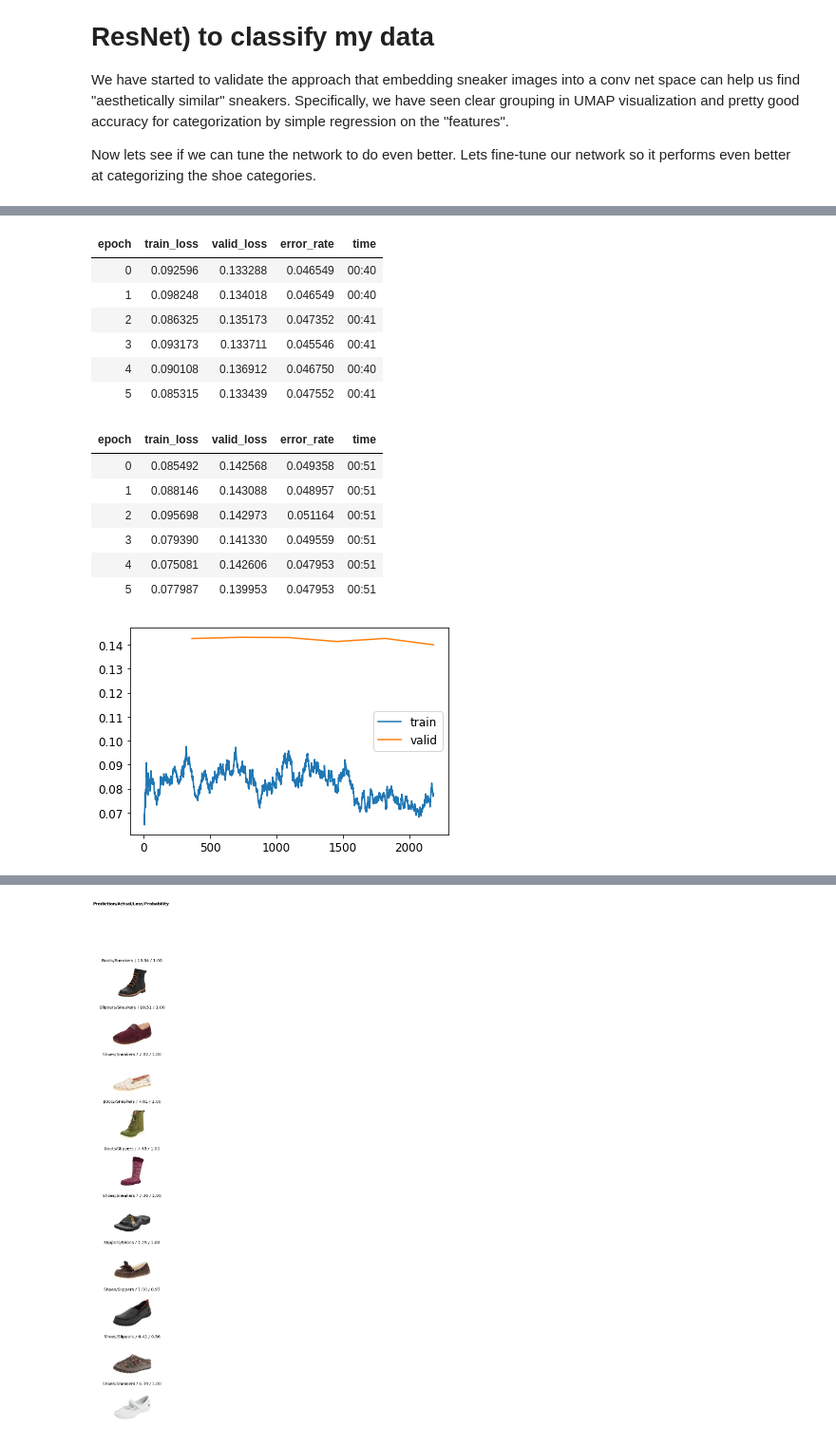
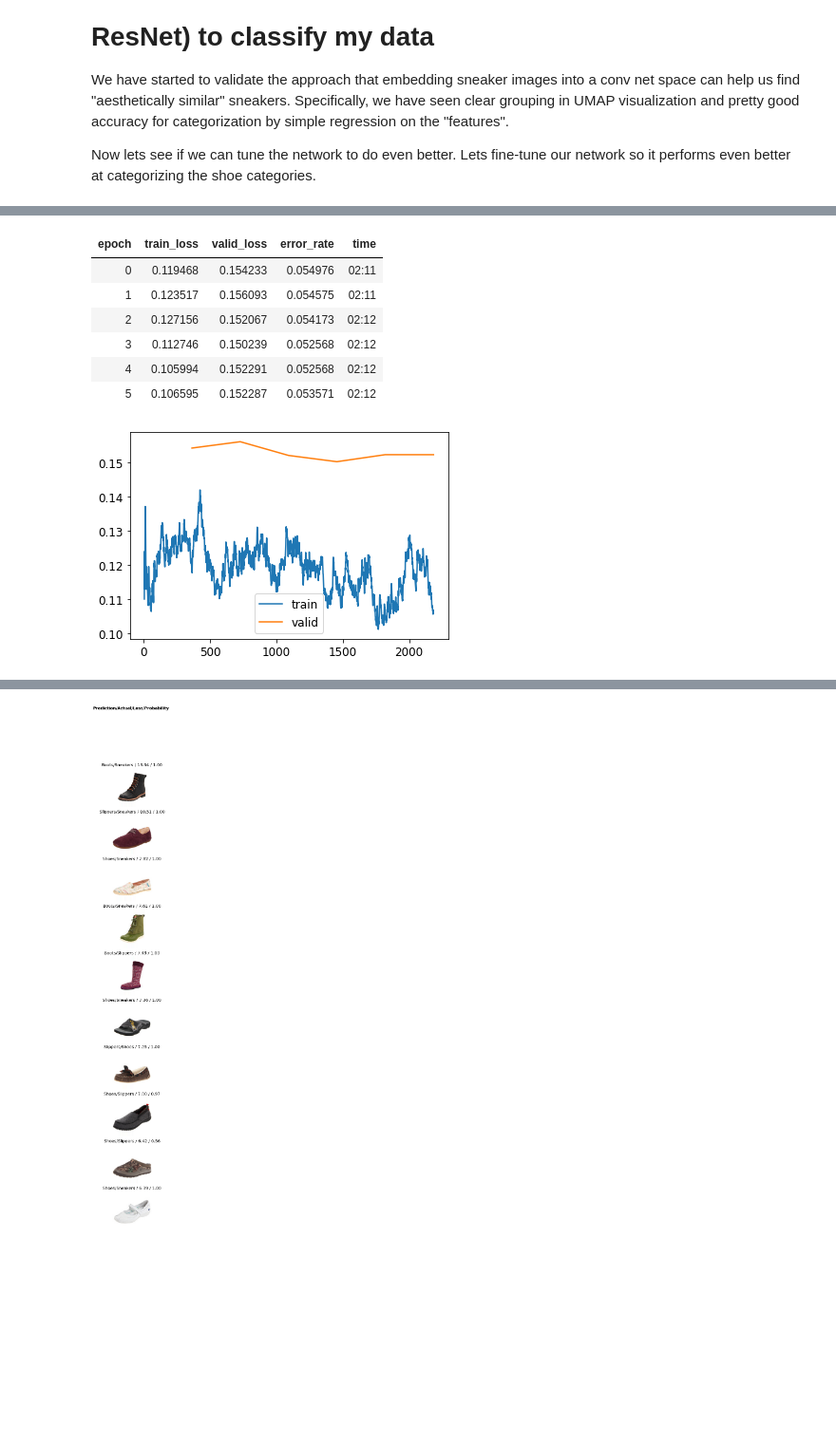
Before and after one commit to ergonyc/snkr-finder, a Jupyter notebook: 03_model.ipynb, the cells around one changed output, grey strips where cells are left out. Shown at 95% size. Saved outputs shown, nothing was run; the diff lists cells and outputs as text; code cells hidden in the pictures; blank space fills up the shorter version.

```diff
--- a/03_model.ipynb
+++ b/03_model.ipynb
@@ -210,4 +279,0 @@ lr_min,lr_steep
-# %%
-lr_min, lr_steep = learn_m.lr_find()
-
-lr_min,lr_steep
@@ -238,0 +306,9 @@ learn_m.fine_tune(2, base_lr=base_lr)
+# %%
+del learn
+learn = cnn_learner(dls,
+                    torchvision.models.resnet50,
+                    #splitter=mobilenet_split,cut=-1,
+                    pretrained=True,metrics=error_rate)
+# 10 epochs of fitting the classifier at the "optimal" lr
+n_epoch = 10
+learn.fit_one_cycle(n_epoch, head_lr)
@@ -312,29 +352,22 @@ SuggestedLRs(lr_min=1.0964781722577755e-07, lr_steep=7.585775847473997e-07)
 
 
 # set a discriminatev learning rate
-lr_max=slice(1e-7,1e-4)
+lr_max=slice(1e-7,1e-5)
 learn.fit_one_cycle(6, lr_max=lr_max)
 # %% [output]
 | epoch | train_loss | valid_loss | error_rate | time |
-| 0 | 0.092596 | 0.133288 | 0.046549 | 00:40 |
-| 1 | 0.098248 | 0.134018 | 0.046549 | 00:40 |
-| 2 | 0.086325 | 0.135173 | 0.047352 | 00:41 |
-| 3 | 0.093173 | 0.133711 | 0.045546 | 00:41 |
-| 4 | 0.090108 | 0.136912 | 0.046750 | 00:40 |
-| 5 | 0.085315 | 0.133439 | 0.047552 | 00:41 |
+| 0 | 0.119468 | 0.154233 | 0.054976 | 02:11 |
+| 1 | 0.123517 | 0.156093 | 0.054575 | 02:11 |
+| 2 | 0.127156 | 0.152067 | 0.054173 | 02:12 |
+| 3 | 0.112746 | 0.150239 | 0.052568 | 02:12 |
+| 4 | 0.105994 | 0.152291 | 0.052568 | 02:12 |
+| 5 | 0.106595 | 0.152287 | 0.053571 | 02:12 |
 # %%
-learn.fit_one_cycle(6, lr_max=1e-5)
+#learn.fit_one_cycle(6, lr_max=1e-5)
 
 learn.recorder.plot_loss()
 # %% [output]
-| epoch | train_loss | valid_loss | error_rate | time |
-| 0 | 0.085492 | 0.142568 | 0.049358 | 00:51 |
-| 1 | 0.088146 | 0.143088 | 0.048957 | 00:51 |
-| 2 | 0.095698 | 0.142973 | 0.051164 | 00:51 |
-| 3 | 0.079390 | 0.141330 | 0.049559 | 00:51 |
-| 4 | 0.075081 | 0.142606 | 0.047953 | 00:51 |
-| 5 | 0.077987 | 0.139953 | 0.047953 | 00:51 |
-[figure, old version]
+[figure, new version]
 # %%
 interp = ClassificationInterpretation.from_learner(learn)
 interp.plot_confusion_matrix(normalize=True)
```
Also changed, not shown: parts of 24 cells of this notebook, 28 other files.
